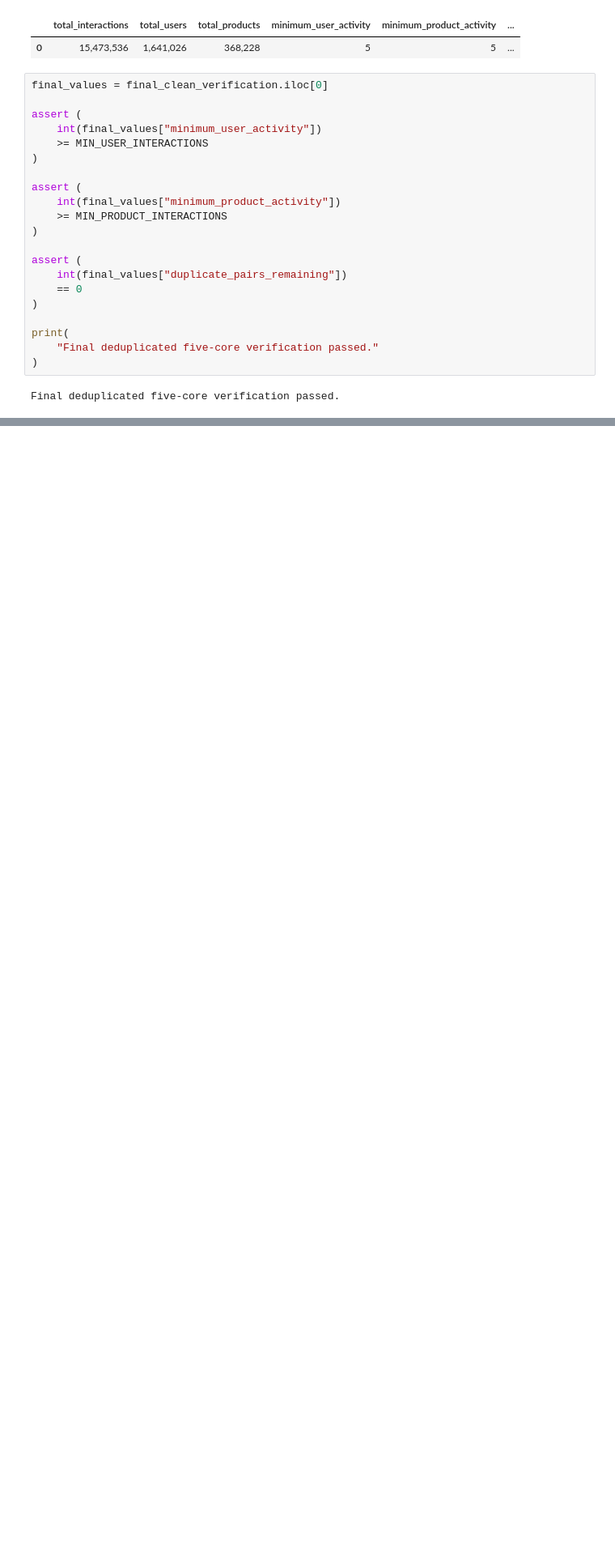
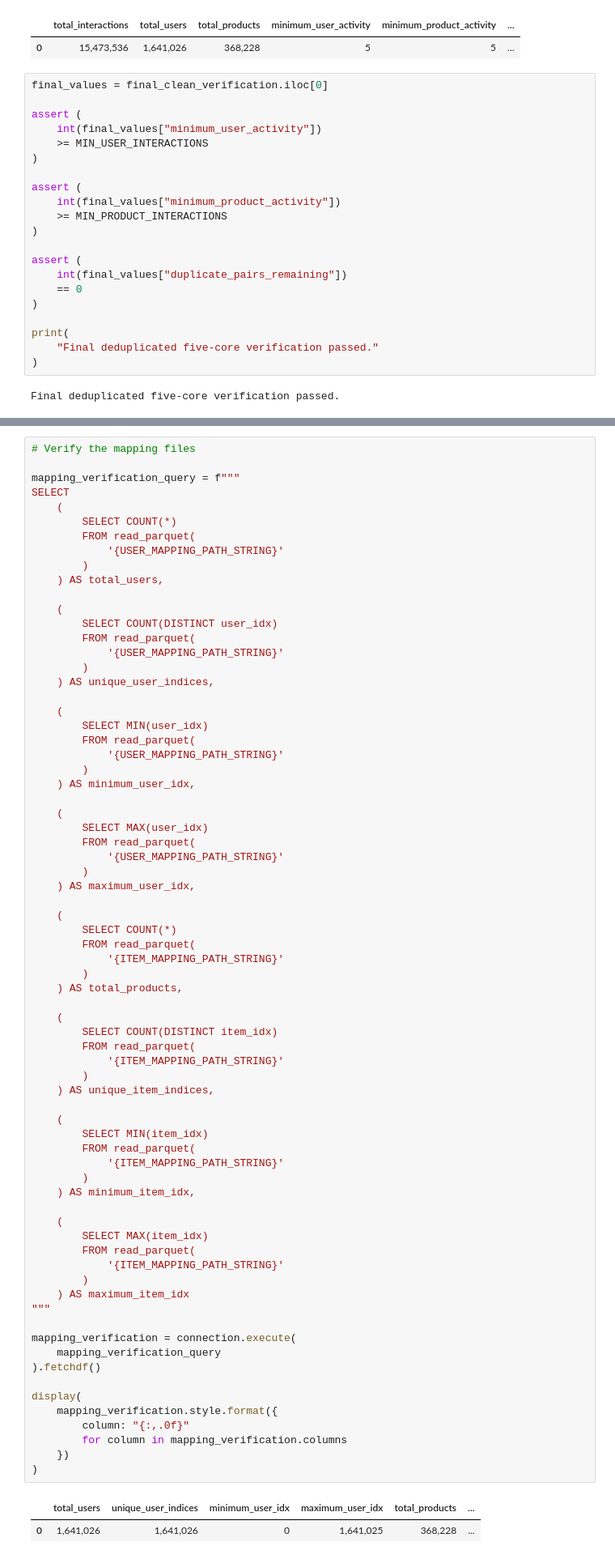
Before and after one commit to ErjonXhani/gnn-recommender-dissertation, a Jupyter notebook: notebooks/03_data_preprocessing.ipynb, the cells around one changed output, grey strips where cells are left out. Shown at 81% size. Cells and saved outputs as stored; diff of their text form; blank space fills up the shorter version.

```diff
--- a/notebooks/03_data_preprocessing.ipynb
+++ b/notebooks/03_data_preprocessing.ipynb
@@ -2040,0 +2936,75 @@ Final deduplicated five-core verification passed.
+# %%
+# Verify the mapping files
+
+mapping_verification_query = f"""
+SELECT
+    (
+        SELECT COUNT(*)
+        FROM read_parquet(
+            '{USER_MAPPING_PATH_STRING}'
+        )
+    ) AS total_users,
+
+    (
+        SELECT COUNT(DISTINCT user_idx)
+        FROM read_parquet(
+            '{USER_MAPPING_PATH_STRING}'
+        )
+    ) AS unique_user_indices,
+
+    (
+        SELECT MIN(user_idx)
+        FROM read_parquet(
+            '{USER_MAPPING_PATH_STRING}'
+        )
+    ) AS minimum_user_idx,
+
+    (
+        SELECT MAX(user_idx)
+        FROM read_parquet(
+            '{USER_MAPPING_PATH_STRING}'
+        )
+    ) AS maximum_user_idx,
+
+    (
+        SELECT COUNT(*)
+        FROM read_parquet(
+            '{ITEM_MAPPING_PATH_STRING}'
+        )
+    ) AS total_products,
+
+    (
+        SELECT COUNT(DISTINCT item_idx)
+        FROM read_parquet(
+            '{ITEM_MAPPING_PATH_STRING}'
+        )
+    ) AS unique_item_indices,
+
+    (
+        SELECT MIN(item_idx)
+        FROM read_parquet(
+            '{ITEM_MAPPING_PATH_STRING}'
+        )
+    ) AS minimum_item_idx,
+
+    (
+        SELECT MAX(item_idx)
+        FROM read_parquet(
+            '{ITEM_MAPPING_PATH_STRING}'
+        )
+    ) AS maximum_item_idx
+"""
+
+mapping_verification = connection.execute(
+    mapping_verification_query
+).fetchdf()
+
+display(
+    mapping_verification.style.format({
+        column: "{:,.0f}"
+        for column in mapping_verification.columns
+    })
+)
+# %% [output]
+|  | total_users | unique_user_indices | minimum_user_idx | maximum_user_idx | total_products | ... |
+| 0 | 1,641,026 | 1,641,026 | 0 | 1,641,025 | 368,228 | ... |
```
Also changed, not shown: parts of 36 cells of this notebook, 1 other file.
